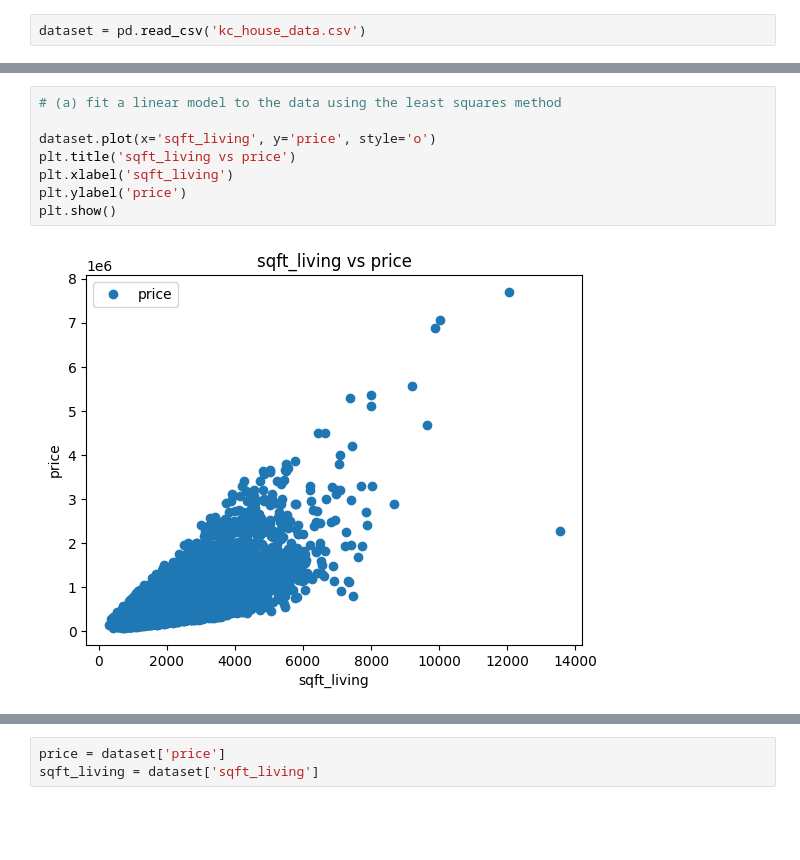
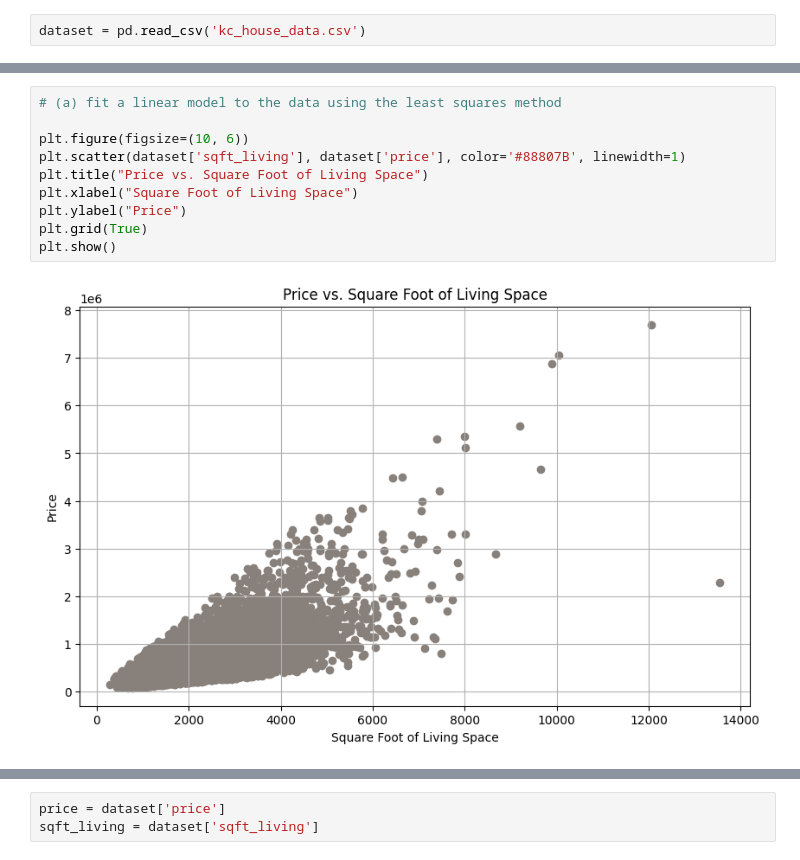
Before and after one commit to AbdulrhmanKhormi/math-project, a Jupyter notebook: main.ipynb, the cells around one changed output, grey strips where cells are left out. Saved outputs shown, nothing was run; the diff lists cells and outputs as text; blank space fills up the shorter version.

```diff
--- a/main.ipynb
+++ b/main.ipynb
@@ -62,13 +61,15 @@ memory usage: 3.5+ MB
 # %%
 # (a) fit a linear model to the data using the least squares method
 
-dataset.plot(x='sqft_living', y='price', style='o')
-plt.title('sqft_living vs price')
-plt.xlabel('sqft_living')
-plt.ylabel('price')
+plt.figure(figsize=(10, 6))
+plt.scatter(dataset['sqft_living'], dataset['price'], color='#88807B', linewidth=1)
+plt.title("Price vs. Square Foot of Living Space")
+plt.xlabel("Square Foot of Living Space")
+plt.ylabel("Price")
+plt.grid(True)
 plt.show()
 # %% [output]
-[figure, old version]
+[figure, new version]
 # %%
 x = dataset['sqft_living']
 y = dataset['price']
```
Also changed, not shown: parts of 39 cells of this notebook.
